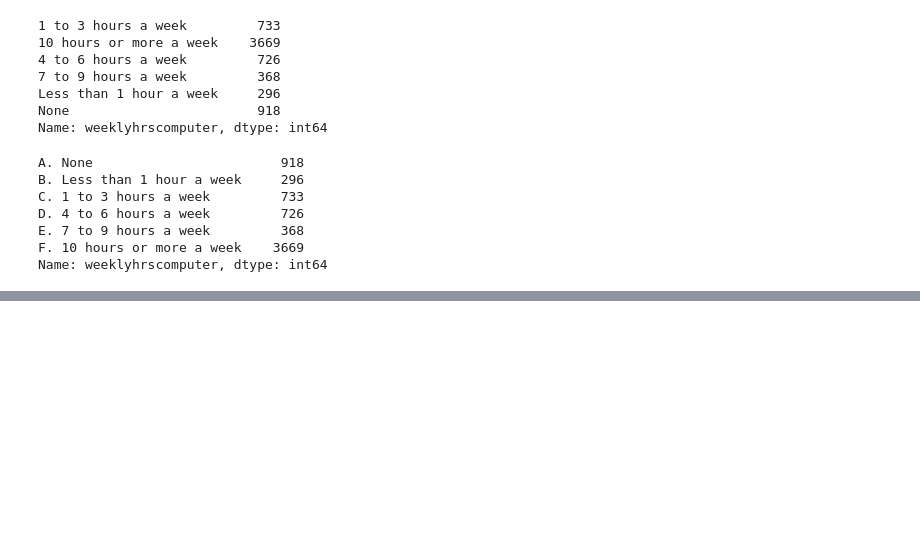
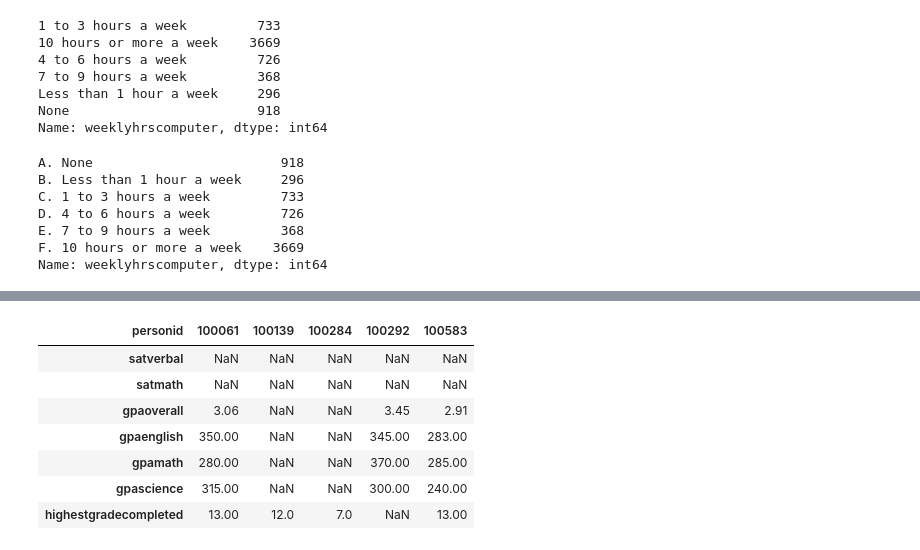
Before and after one commit to Mikma03/Python-Data-Cleaning, a Jupyter notebook: Chapter06/chapter_6_practising.ipynb, the cells around one changed output, grey strips where cells are left out. Cells and saved outputs as stored; diff of their text form; code cells hidden in the pictures; blank space fills up the shorter version.

```diff
--- a/Chapter06/chapter_6_practising.ipynb
+++ b/Chapter06/chapter_6_practising.ipynb
@@ -565,0 +800,2 @@ Name: weeklyhrscomputer, dtype: int64
+# %%
+schoolrecord.gpaoverall.fillna(int(schoolrecord.gpaoverall.mean()), inplace=True)
@@ -565,0 +893,11 @@ Name: weeklyhrscomputer, dtype: int64
+# %%
+schoolrecord.head().T
+# %% [output]
+| personid | 100061 | 100139 | 100284 | 100292 | 100583 |
+| satverbal | NaN | NaN | NaN | NaN | NaN |
+| satmath | NaN | NaN | NaN | NaN | NaN |
+| gpaoverall | 3.06 | NaN | NaN | 3.45 | 2.91 |
+| gpaenglish | 350.00 | NaN | NaN | 345.00 | 283.00 |
+| gpamath | 280.00 | NaN | NaN | 370.00 | 285.00 |
+| gpascience | 315.00 | NaN | NaN | 300.00 | 240.00 |
+| highestgradecompleted | 13.00 | 12.0 | 7.0 | NaN | 13.00 |
```
Also changed, not shown: parts of 42 cells of this notebook, 1 other file.
